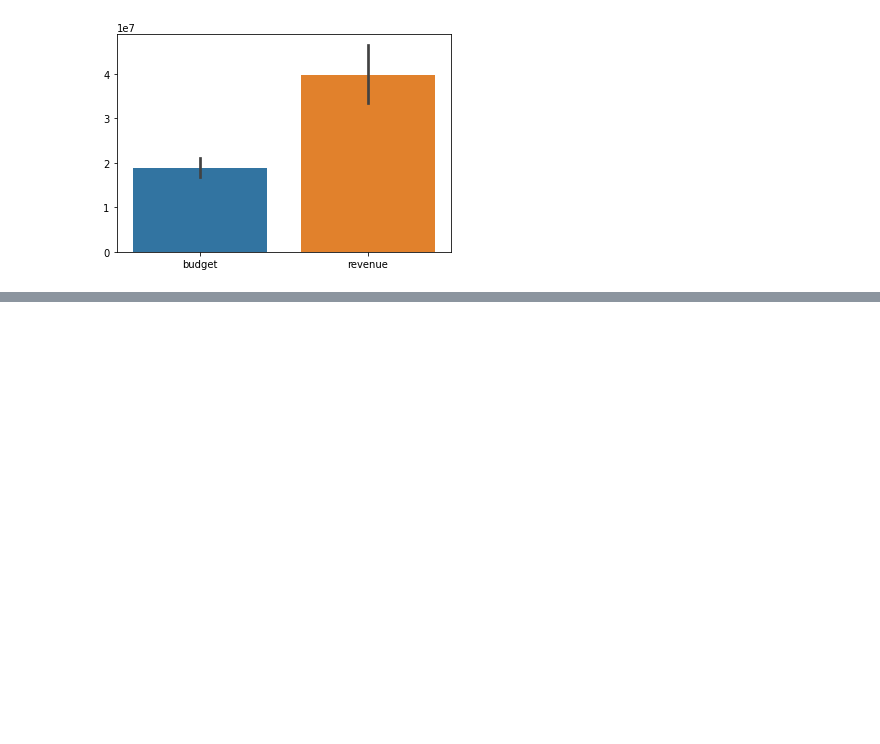
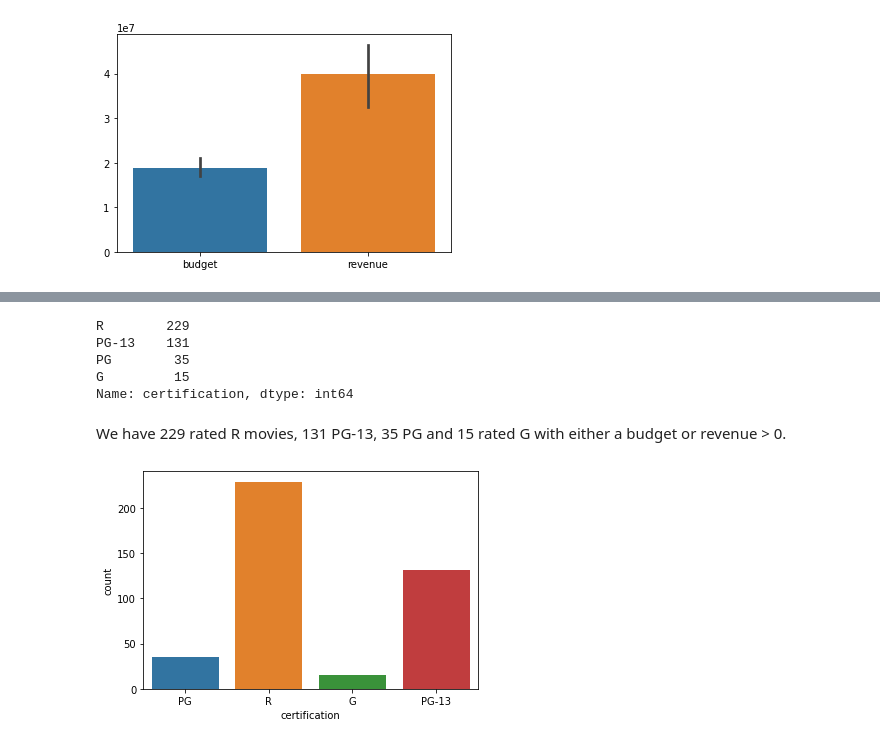
Before and after one commit to fid2445/Project-3-, a Jupyter notebook: Project EDA.ipynb, the cells around one changed output, grey strips where cells are left out. Cells and saved outputs as stored; diff of their text form; code cells hidden in the pictures; blank space fills up the shorter version.

```diff
--- a/Project EDA.ipynb
+++ b/Project EDA.ipynb
@@ -163,3 +159,0 @@ df.duplicated().sum()
-# %%
-df.drop_duplicates(inplace=True)
-df.duplicated().sum()
@@ -168,3 +159,0 @@ df.duplicated().sum()
-# %%
-df.dropna(subset=['title'], inplace=True)
-df.head()
@@ -296,0 +197,19 @@ sns.barplot(data=plot_df);
+# %%
+cert_list = ['R','PG','PG-13','G']
+cert_filter = plot_df['certification'].isin(cert_list)
+# %%
+cert_df = plot_df.loc[cert_filter]
+# %%
+cert_df['certification'].value_counts()
+# %% [output]
+R        229
+PG-13    131
+PG        35
+G         15
+Name: certification, dtype: int64
+# %% [markdown]
+We have 229 rated R movies, 131 PG-13, 35 PG and 15 rated G with either a budget or revenue > 0.
+# %%
+sns.countplot(data=cert_df, x='certification');
+# %% [output]
+[figure, added]
```
Also changed, not shown: parts of 55 cells of this notebook, 3 other files.
